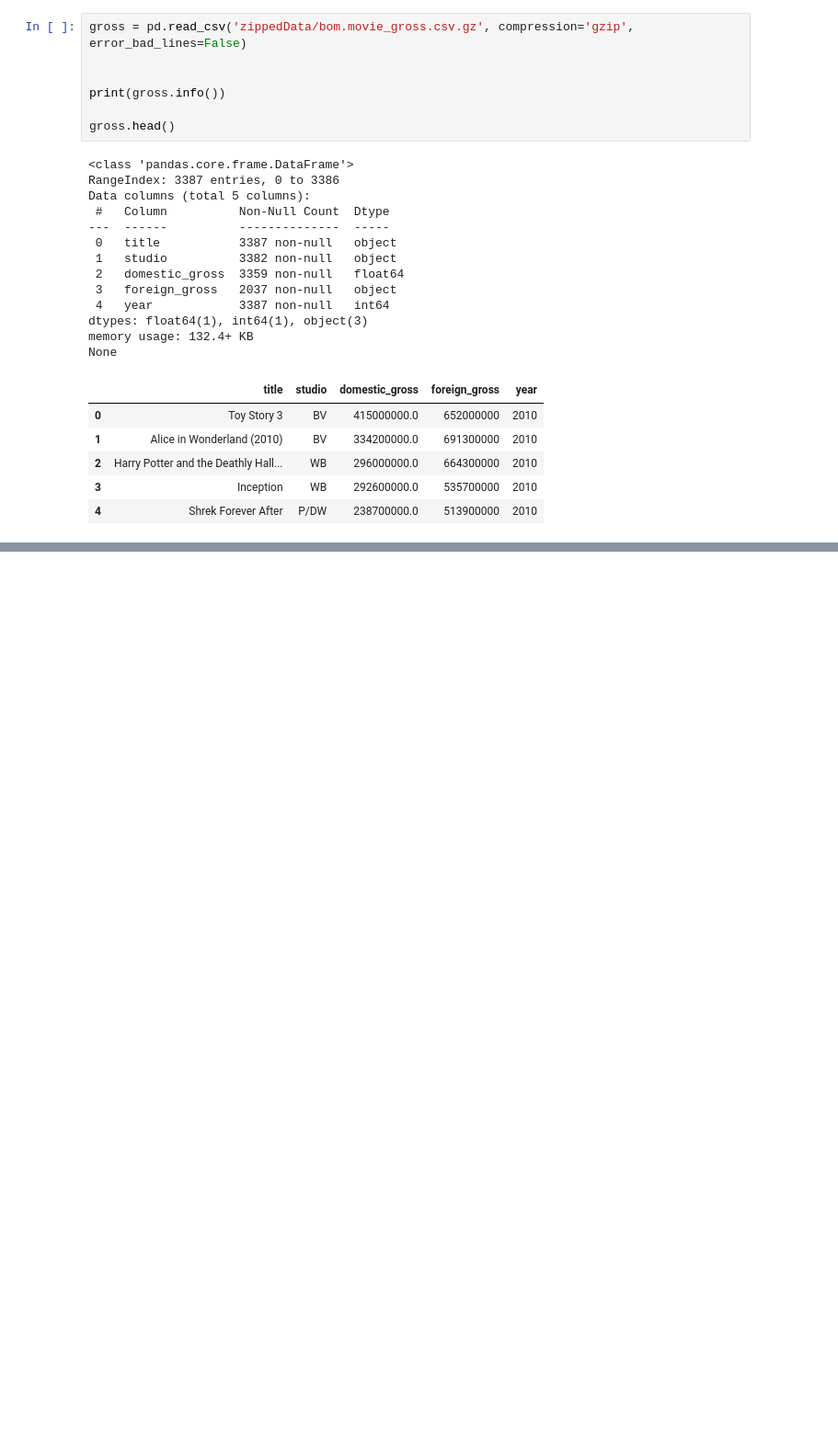
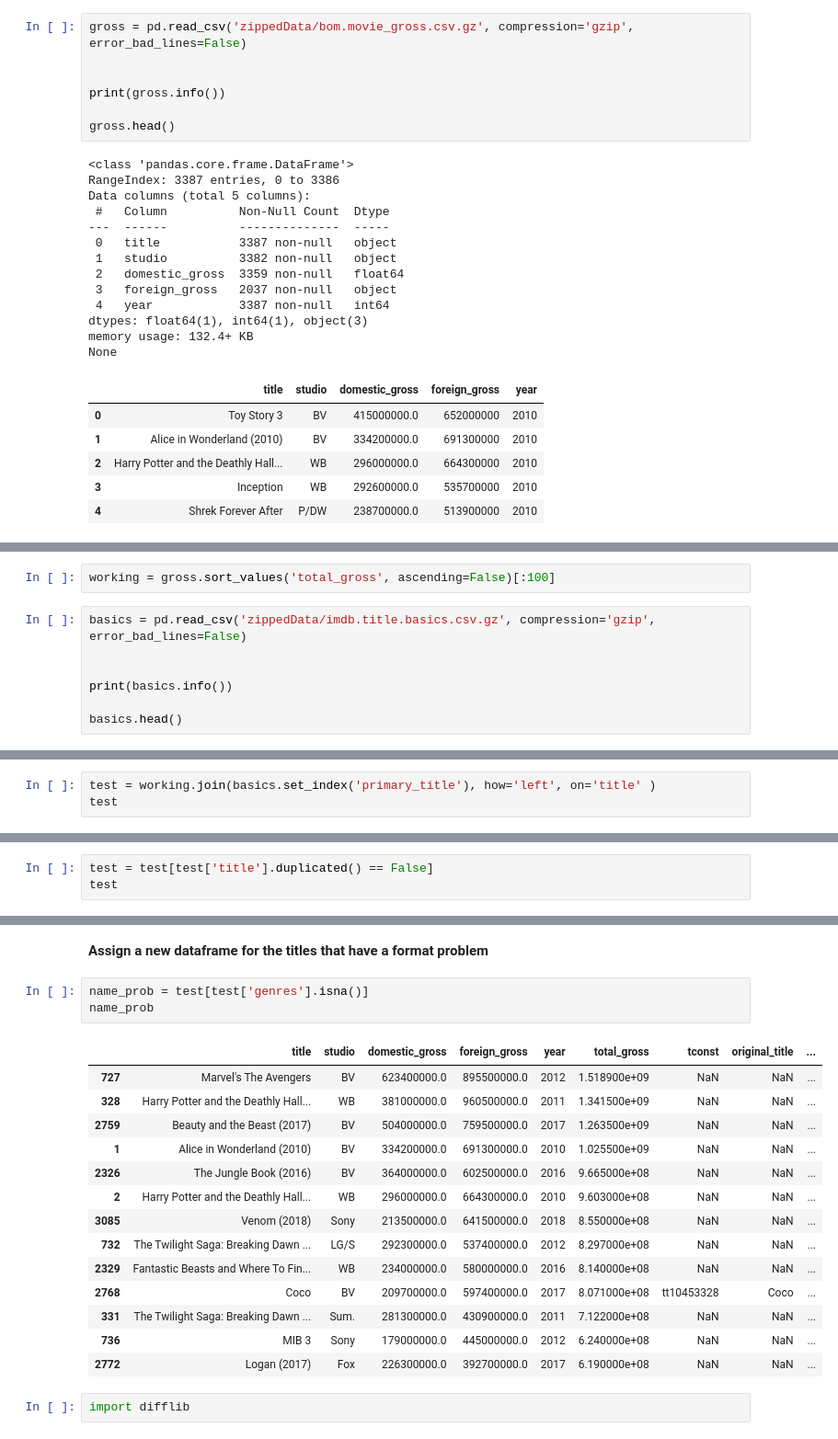
Before and after one commit to ramilchai/dsc-phase-1-project, a Jupyter notebook: student.ipynb, the cells around one changed output, grey strips where cells are left out. Shown at 92% size. Cells and saved outputs as stored; diff of their text form; blank space fills up the shorter version.

```diff
--- a/student.ipynb
+++ b/student.ipynb
@@ -474,0 +401,9 @@ dtype: int64
+# %%
+working = gross.sort_values('total_gross', ascending=False)[:100]
+# %%
+basics = pd.read_csv('zippedData/imdb.title.basics.csv.gz', compression='gzip', error_bad_lines=False)
+
+
+print(basics.info())
+
+basics.head()
@@ -474,0 +431,3 @@ dtype: int64
+# %%
+test = working.join(basics.set_index('primary_title'), how='left', on='title' )
+test
@@ -474,0 +455,3 @@ dtype: int64
+# %%
+test = test[test['title'].duplicated() == False]
+test
@@ -474,0 +472,22 @@ dtype: int64
+# %% [markdown]
+**Assign a new dataframe for the titles that have a format problem**
+# %%
+name_prob = test[test['genres'].isna()]
+name_prob
+# %% [output]
+|  | title | studio | domestic_gross | foreign_gross | year | total_gross | tconst | original_title | ... |
+| 727 | Marvel's The Avengers | BV | 623400000.0 | 895500000.0 | 2012 | 1.518900e+09 | NaN | NaN | ... |
+| 328 | Harry Potter and the Deathly Hall... | WB | 381000000.0 | 960500000.0 | 2011 | 1.341500e+09 | NaN | NaN | ... |
+| 2759 | Beauty and the Beast (2017) | BV | 504000000.0 | 759500000.0 | 2017 | 1.263500e+09 | NaN | NaN | ... |
+| 1 | Alice in Wonderland (2010) | BV | 334200000.0 | 691300000.0 | 2010 | 1.025500e+09 | NaN | NaN | ... |
+| 2326 | The Jungle Book (2016) | BV | 364000000.0 | 602500000.0 | 2016 | 9.665000e+08 | NaN | NaN | ... |
+| 2 | Harry Potter and the Deathly Hall... | WB | 296000000.0 | 664300000.0 | 2010 | 9.603000e+08 | NaN | NaN | ... |
+| 3085 | Venom (2018) | Sony | 213500000.0 | 641500000.0 | 2018 | 8.550000e+08 | NaN | NaN | ... |
+| 732 | The Twilight Saga: Breaking Dawn ... | LG/S | 292300000.0 | 537400000.0 | 2012 | 8.297000e+08 | NaN | NaN | ... |
+| 2329 | Fantastic Beasts and Where To Fin... | WB | 234000000.0 | 580000000.0 | 2016 | 8.140000e+08 | NaN | NaN | ... |
+| 2768 | Coco | BV | 209700000.0 | 597400000.0 | 2017 | 8.071000e+08 | tt10453328 | Coco | ... |
+| 331 | The Twilight Saga: Breaking Dawn ... | Sum. | 281300000.0 | 430900000.0 | 2011 | 7.122000e+08 | NaN | NaN | ... |
+| 736 | MIB 3 | Sony | 179000000.0 | 445000000.0 | 2012 | 6.240000e+08 | NaN | NaN | ... |
+| 2772 | Logan (2017) | Fox | 226300000.0 | 392700000.0 | 2017 | 6.190000e+08 | NaN | NaN | ... |
+# %%
+import difflib
```
Also changed, not shown: parts of 38 cells of this notebook.
